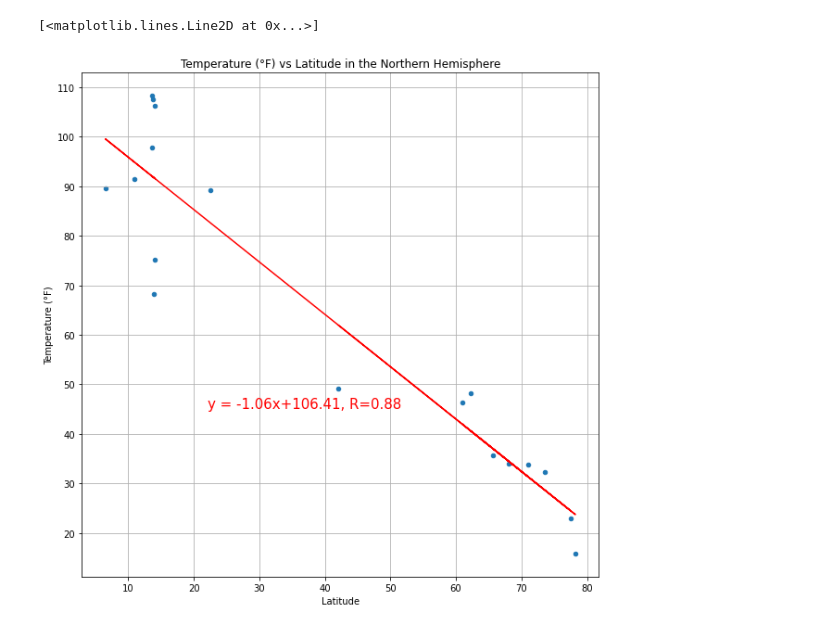
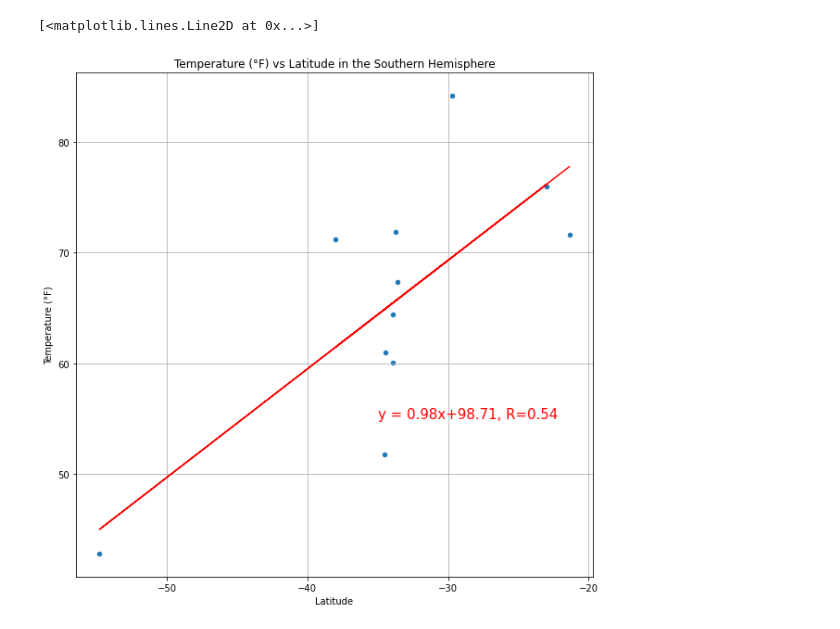
Before and after one commit to JuanjoFernandez/python-api-challenge, a Jupyter notebook: WeatherPy/WeatherPy.ipynb, the cells around one changed output. Saved outputs shown, nothing was run; the diff lists cells and outputs as text; code cells hidden in the pictures.

```diff
--- a/WeatherPy/WeatherPy.ipynb
+++ b/WeatherPy/WeatherPy.ipynb
@@ -225,32 +296,28 @@ Possible correlation between wind speed and latitude
 # %%
-# Plotting Northern Hemisphere - Temperature (F) vs. Latitude
-
-# Splitting the dataframe into north and south hemisphere
-north_df = clean_weather_df.loc[clean_weather_df['Latitude'] >= 0]
-south_df = clean_weather_df.loc[clean_weather_df['Latitude'] < 0]
+# Plotting Southern Hemisphere - Temperature (F) vs. Latitude
 
 # Plot parameters
 
 # X axis is fixed to show all possible latitude values
-xticks = np.arange(0,100,10)
+xticks = np.arange(-90,10,10)
 
 # Y axis will contain max/min temp values rounded to the closest 10
-min_temp = (round(clean_weather_df['Temperature (°F)'].min()/10, 0))*10 - 10
-max_temp = (round(clean_weather_df['Temperature (°F)'].max()/10,0))*10 + 10
+min_temp = (round(south_df['Temperature (°F)'].min()/10,0))*10 - 10
+max_temp = (round(south_df['Temperature (°F)'].max()/10,0))*10 + 10
 yticks = np.arange(min_temp, max_temp, 10)
 
-north_df.plot(kind="scatter", x="Latitude", y="Temperature (°F)", grid=True, figsize=(10,10),
-                  title="Temperature (°F) vs Latitude in the Northern Hemisphere", xticks= xticks, yticks= yticks)
+south_df.plot(kind="scatter", x="Latitude", y="Temperature (°F)", grid=True, figsize=(10,10),
+                  title="Temperature (°F) vs Latitude in the Southern Hemisphere", xticks= xticks, yticks= yticks)
 
 # Setting x and y for line
-x_values = north_df['Latitude']
-y_values = north_df['Temperature (°F)']
+x_values = south_df['Latitude']
+y_values = south_df['Temperature (°F)']
 (m, b, r, p, stderr) = st.stats.linregress(x_values, y_values)
 
 # Building the line
 line_eq = 'y = ' + str(round(m, 2)) + 'x+' + str(round (b, 2))
-plt.annotate(line_eq + ', R=' + str(round(r**2, 2)),(22.1,45.2), fontsize=15,color="red")
+plt.annotate(line_eq + ', R=' + str(round(r**2, 2)),(-35, 55), fontsize=15,color="red")
 plt.plot(x_values, m*x_values + b, color ='r')
 # %% [output]
 [<matplotlib.lines.Line2D at 0x...>]
-[figure, old version]
+[figure, new version]
```
Also changed, not shown: parts of 15 cells of this notebook.
